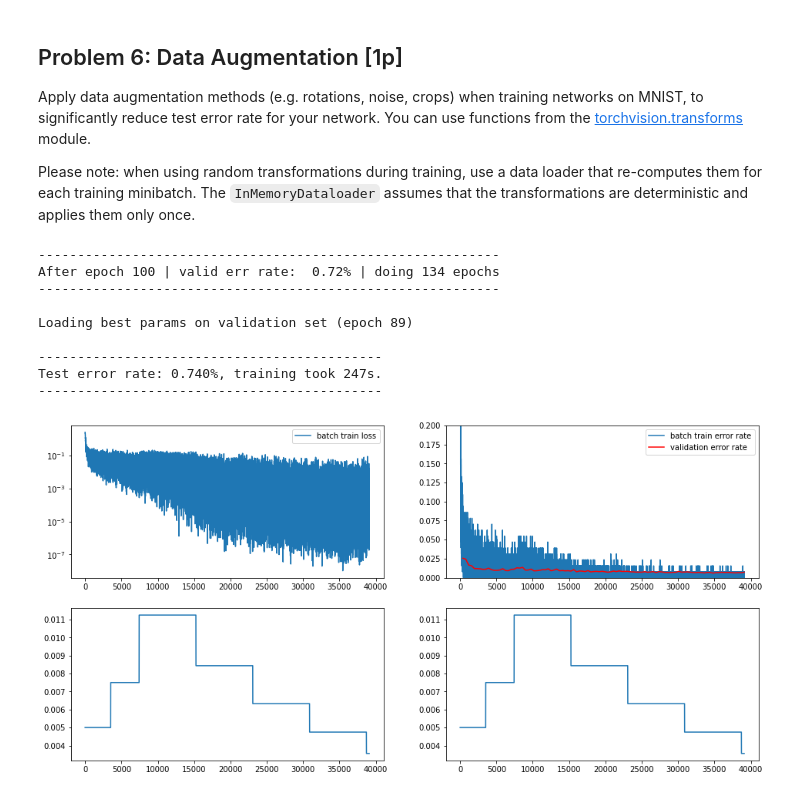
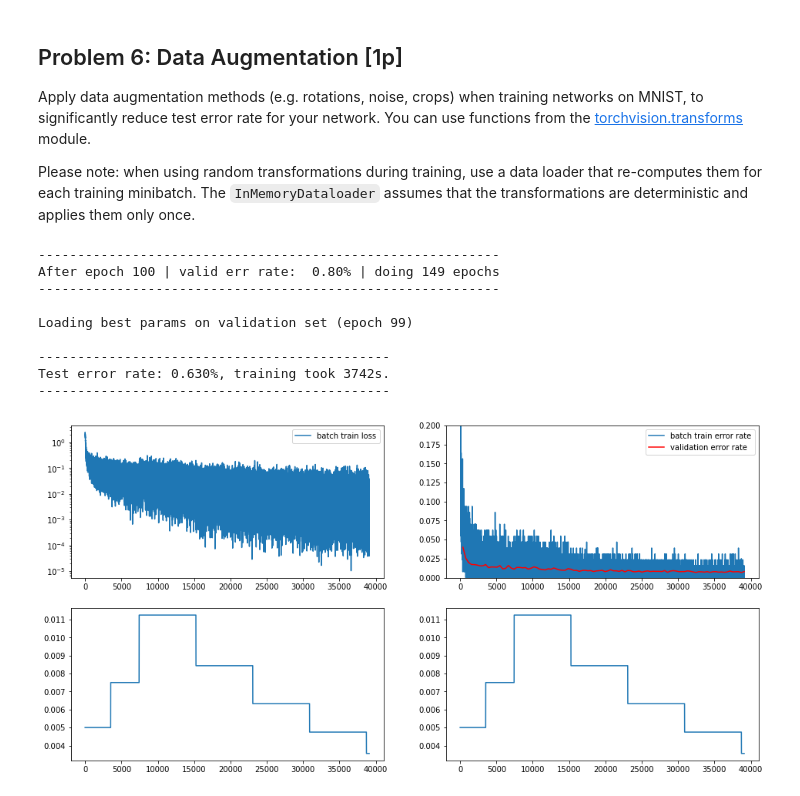
Before and after one commit to AdrianUrbanski/DL, a Jupyter notebook: Assignment2.ipynb, the cells around one changed output. Drawn from its saved outputs; the diff is of its cells as text; code cells hidden in the pictures.

```diff
--- a/Assignment2.ipynb
+++ b/Assignment2.ipynb
@@ -878,6 +872,46 @@ Test error rate: 0.740%, training took 247s.
 Apply data augmentation methods (e.g. rotations, noise, crops) when training networks on MNIST, to significantly reduce test error rate for your network. You can use functions from the [torchvision.transforms](http://pytorch.org/docs/master/torchvision/transforms.html) module.
 
 Please note: when using random transformations during training, use a data loader that re-computes them for each training minibatch. The `InMemoryDataloader` assumes that the transformations are deterministic and applies them only once.
+# %%
+# Load the data
+batch_size = 128
+data_path = "./data"
+
+transform = torchvision.transforms.Compose(
+    [
+        torchvision.transforms.ToTensor(),
+        torchvision.transforms.Normalize((0.1307,), (0.3081,)),
+        torchvision.transforms.RandomApply(torch.nn.ModuleList([
+                torchvision.transforms.RandomRotation(15),
+                torchvision.transforms.GaussianBlur(3),
+            ]), p = 0.5
+        )
+    ]
+)
+
+_test = torchvision.datasets.MNIST(
+    data_path, train=False, download=True, transform=transform
+)
+
+# Load training data, split into train and valid sets
+_train = torchvision.datasets.MNIST(
+    data_path, train=True, download=True, transform=transform
+)
+_train.data = _train.data[:50000]
+_train.targets = _train.targets[:50000]
+
+_valid = torchvision.datasets.MNIST(
+    data_path, train=True, download=True, transform=transform
+)
+_valid.data = _valid.data[50000:]
+_valid.targets = _valid.targets[50000:]
+# %%
+batch_size = 128
+mnist_loaders_augmented = {
+    "train": torch.utils.data.DataLoader(_train, batch_size=batch_size, shuffle=True, num_workers=1, pin_memory=True),
+    "valid": torch.utils.data.DataLoader(_valid, batch_size=batch_size, shuffle=False, num_workers=1, pin_memory=True),
+    "test": torch.utils.data.DataLoader(_test, batch_size=batch_size, shuffle=False, num_workers=1, pin_memory=True),
+}
 # %%
 class Model(nn.Module):
     def __init__(self, *args, **kwargs):
@@ -904,37 +938,37 @@ model = Model(
     nn.Linear(3000, 10),
     nn.ReLU(),
     )
 
 with torch.no_grad():
     # Initialize parameters
     for name, p in model.named_parameters():
         if "weight" in name:
             a = np.sqrt(12/(28*28 + 10)) # 3/(1/2)*(fan_in+fan_out)/2
             p.uniform_(-a, a)
         elif "bias" in name:
             p.zero_()
         else:
             raise ValueError('Unknown parameter name "%s"' % name)
 
 # On GPU enabled devices set device='cuda' else set device='cpu'
 t_start = time.time()
-SGD(model, mnist_loaders, alpha=5e-3, max_num_epochs=100, epsilon=0.95, decay=1e-5,
+SGD(model, mnist_loaders_augmented, alpha=5e-3, max_num_epochs=100, epsilon=0.95, decay=1e-5,
     num_epochs=50, device="cuda")
 
 test_err_rate = compute_error_rate(model, mnist_loaders["test"])
 m = (
     f"Test error rate: {test_err_rate * 100.0:.3f}%, "
     f"training took {time.time() - t_start:.0f}s."
 )
 print("{0}\n{1}\n{0}".format("-" * len(m), m))
 # %% [output]
 -----------------------------------------------------------
-After epoch 100 | valid err rate:  0.72% | doing 134 epochs
+After epoch 100 | valid err rate:  0.80% | doing 149 epochs
 -----------------------------------------------------------
 
-Loading best params on validation set (epoch 89)
+Loading best params on validation set (epoch 99)
 
---------------------------------------------
-Test error rate: 0.740%, training took 247s.
---------------------------------------------
+---------------------------------------------
+Test error rate: 0.630%, training took 3742s.
+---------------------------------------------
-[figure, old version]
+[figure, new version]
```
Also changed, not shown: parts of 2 cells of this notebook.
